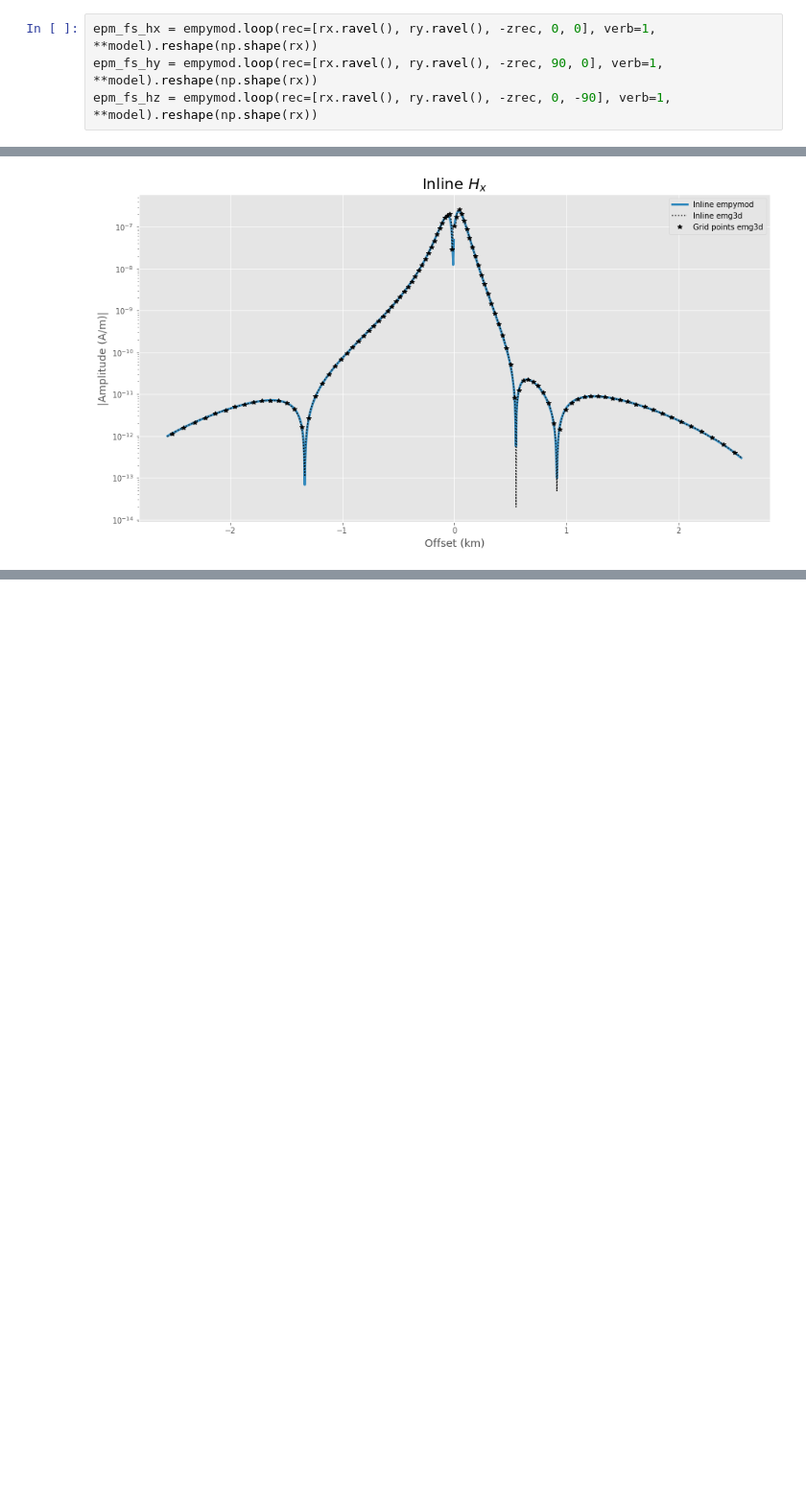
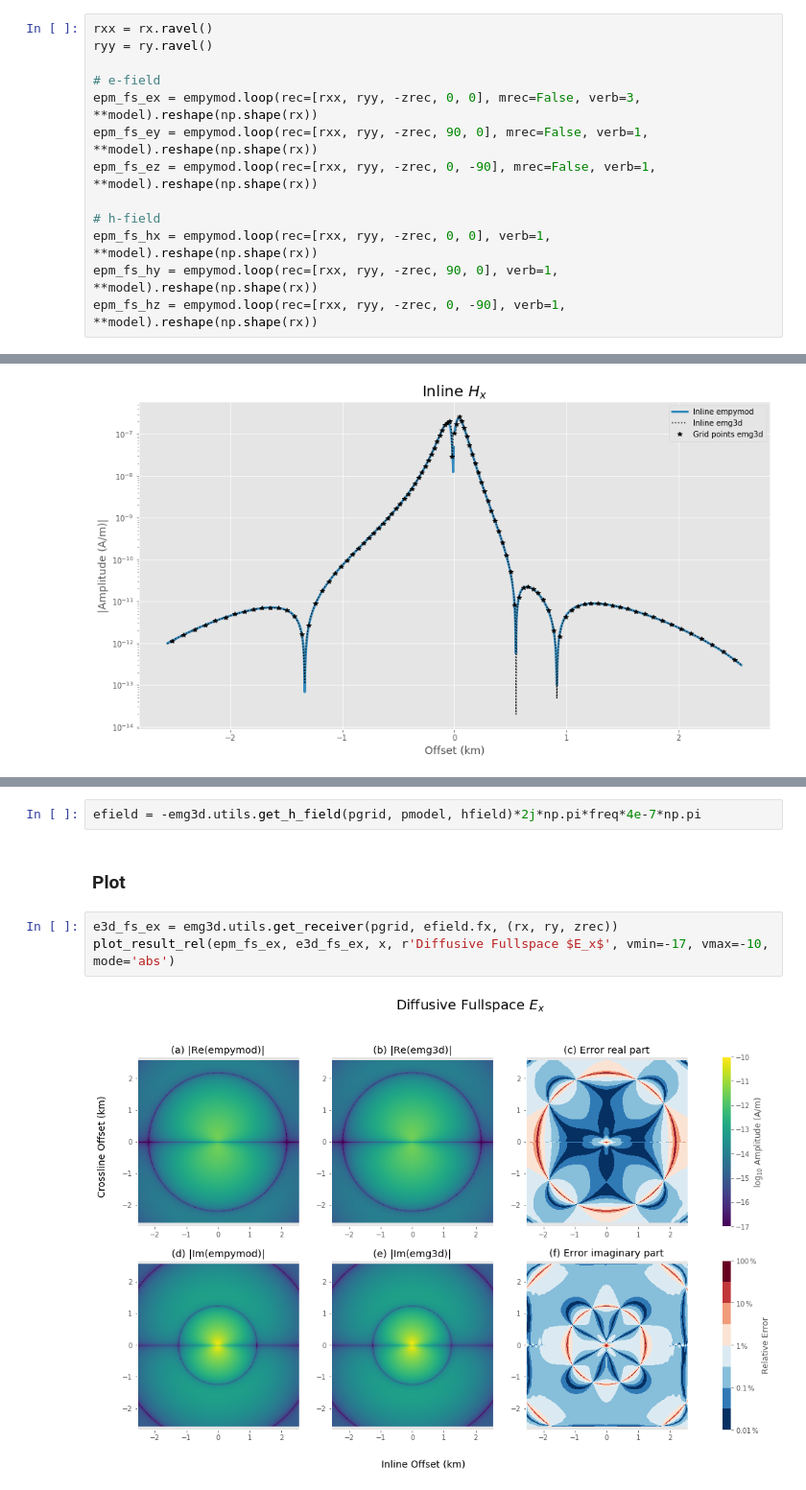
Before and after one commit to emsig/emg3d-examples, a Jupyter notebook: 5d_Magnetic_source_using_duality.ipynb, the cells around one changed output, grey strips where cells are left out. Shown at 96% size. Saved outputs shown, nothing was run; the diff lists cells and outputs as text; blank space fills up the shorter version.

Commit message:
Add E field from M source

```diff
--- a/5d_Magnetic_source_using_duality.ipynb
+++ b/5d_Magnetic_source_using_duality.ipynb
@@ -197,7 +197,16 @@ model = {  # empymod has positive z-down, so switch source-z and dip
     'htarg': {'pts_per_dec': -1},
 }
 # %%
-epm_fs_hx = empymod.loop(rec=[rx.ravel(), ry.ravel(), -zrec, 0, 0], verb=1, **model).reshape(np.shape(rx))
-epm_fs_hy = empymod.loop(rec=[rx.ravel(), ry.ravel(), -zrec, 90, 0], verb=1, **model).reshape(np.shape(rx))
-epm_fs_hz = empymod.loop(rec=[rx.ravel(), ry.ravel(), -zrec, 0, -90], verb=1, **model).reshape(np.shape(rx))
+rxx = rx.ravel()
+ryy = ry.ravel()
+
+# e-field
+epm_fs_ex = empymod.loop(rec=[rxx, ryy, -zrec, 0, 0], mrec=False, verb=3, **model).reshape(np.shape(rx))
+epm_fs_ey = empymod.loop(rec=[rxx, ryy, -zrec, 90, 0], mrec=False, verb=1, **model).reshape(np.shape(rx))
+epm_fs_ez = empymod.loop(rec=[rxx, ryy, -zrec, 0, -90], mrec=False, verb=1, **model).reshape(np.shape(rx))
+
+# h-field
+epm_fs_hx = empymod.loop(rec=[rxx, ryy, -zrec, 0, 0], verb=1, **model).reshape(np.shape(rx))
+epm_fs_hy = empymod.loop(rec=[rxx, ryy, -zrec, 90, 0], verb=1, **model).reshape(np.shape(rx))
+epm_fs_hz = empymod.loop(rec=[rxx, ryy, -zrec, 0, -90], verb=1, **model).reshape(np.shape(rx))
 # %% [output]
@@ -282,0 +322,9 @@ plot_lineplot_ex(x, x, e3d_fs_hx.real, epm_fs_hx.real, pgrid)
+# %%
+efield = -emg3d.utils.get_h_field(pgrid, pmodel, hfield)*2j*np.pi*freq*4e-7*np.pi
+# %% [markdown]
+### Plot
+# %%
+e3d_fs_ex = emg3d.utils.get_receiver(pgrid, efield.fx, (rx, ry, zrec))
+plot_result_rel(epm_fs_ex, e3d_fs_ex, x, r'Diffusive Fullspace $E_x$', vmin=-17, vmax=-10, mode='abs')
+# %% [output]
+[figure, added]
```
Also changed, not shown: parts of 8 cells of this notebook, 1 other file.
